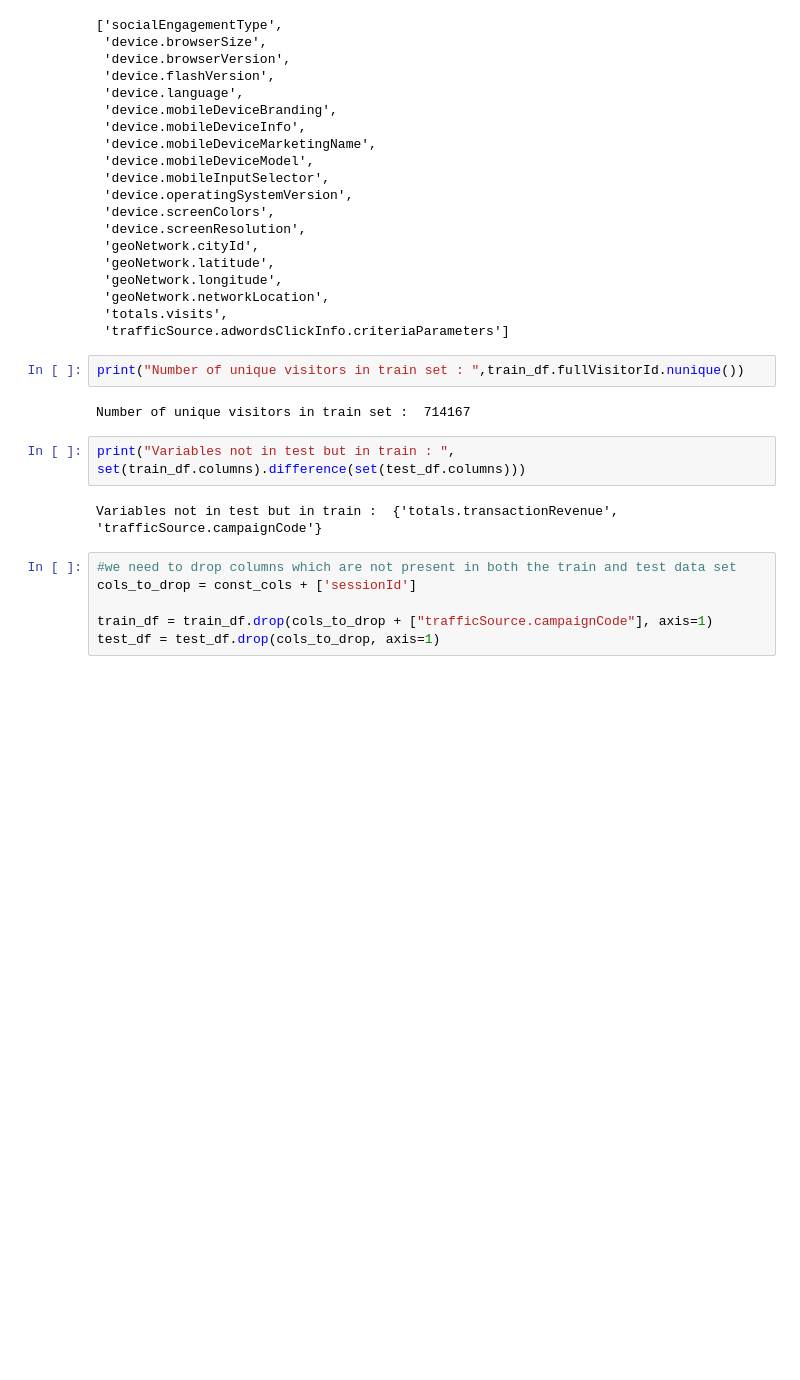
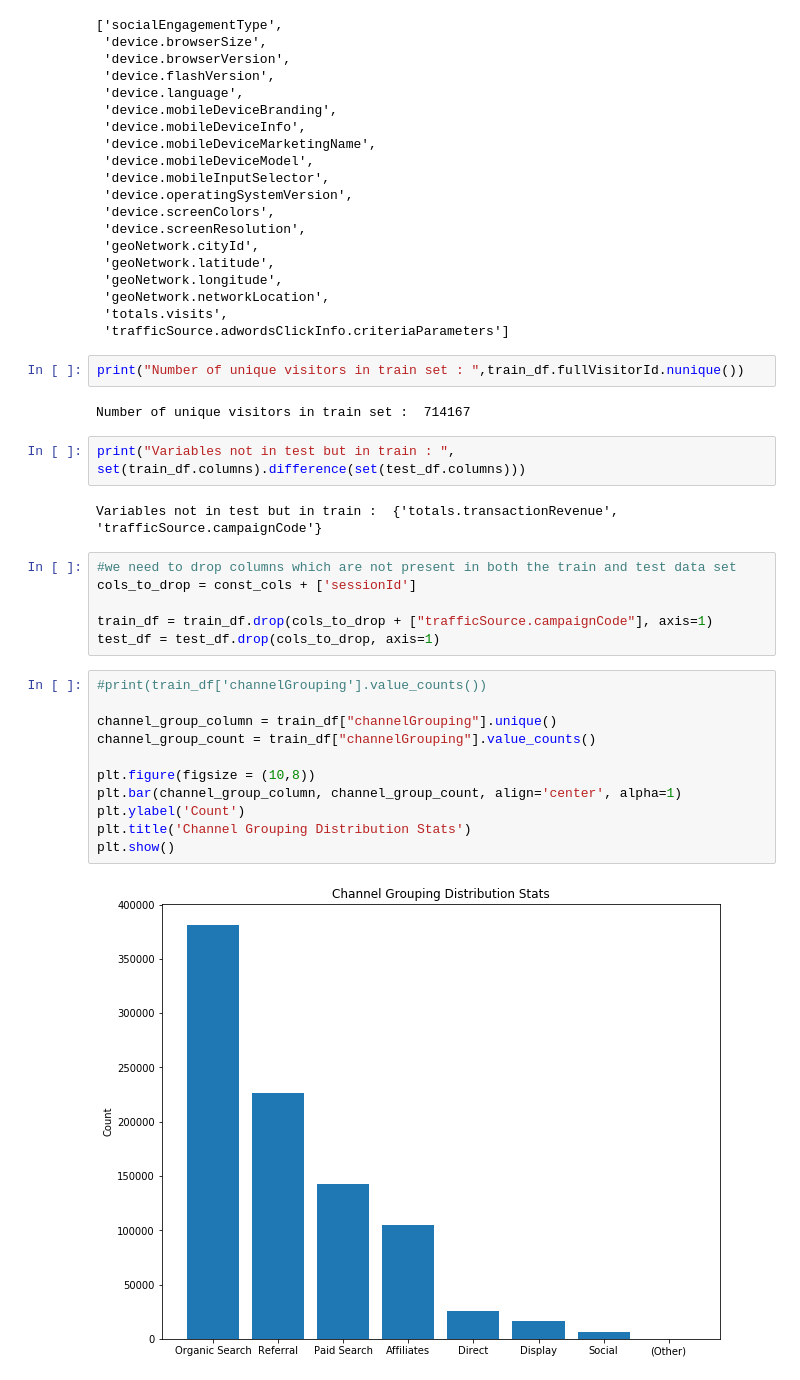
Before and after one commit to jaytorasakar8/Data-Science-Fundamentals, a Jupyter notebook: Homework 3/Customer Revenue Prediction - Kaggle.ipynb, the cells around one changed output. Cells and saved outputs as stored; diff of their text form; blank space fills up the shorter version.

Commit message:
Plots - Bar Charts completed

```diff
--- a/Homework 3/Customer Revenue Prediction - Kaggle.ipynb
+++ b/Homework 3/Customer Revenue Prediction - Kaggle.ipynb
@@ -183,3 +183,16 @@ cols_to_drop = const_cols + ['sessionId']
 
 train_df = train_df.drop(cols_to_drop + ["trafficSource.campaignCode"], axis=1)
 test_df = test_df.drop(cols_to_drop, axis=1)
+# %%
+#print(train_df['channelGrouping'].value_counts())
+
+channel_group_column = train_df["channelGrouping"].unique()
+channel_group_count = train_df["channelGrouping"].value_counts()
+
+plt.figure(figsize = (10,8))
+plt.bar(channel_group_column, channel_group_count, align='center', alpha=1)
+plt.ylabel('Count')
+plt.title('Channel Grouping Distribution Stats')
+plt.show()
+# %% [output]
+[figure, added]
```
Also changed, not shown: parts of 4 cells of this notebook.
